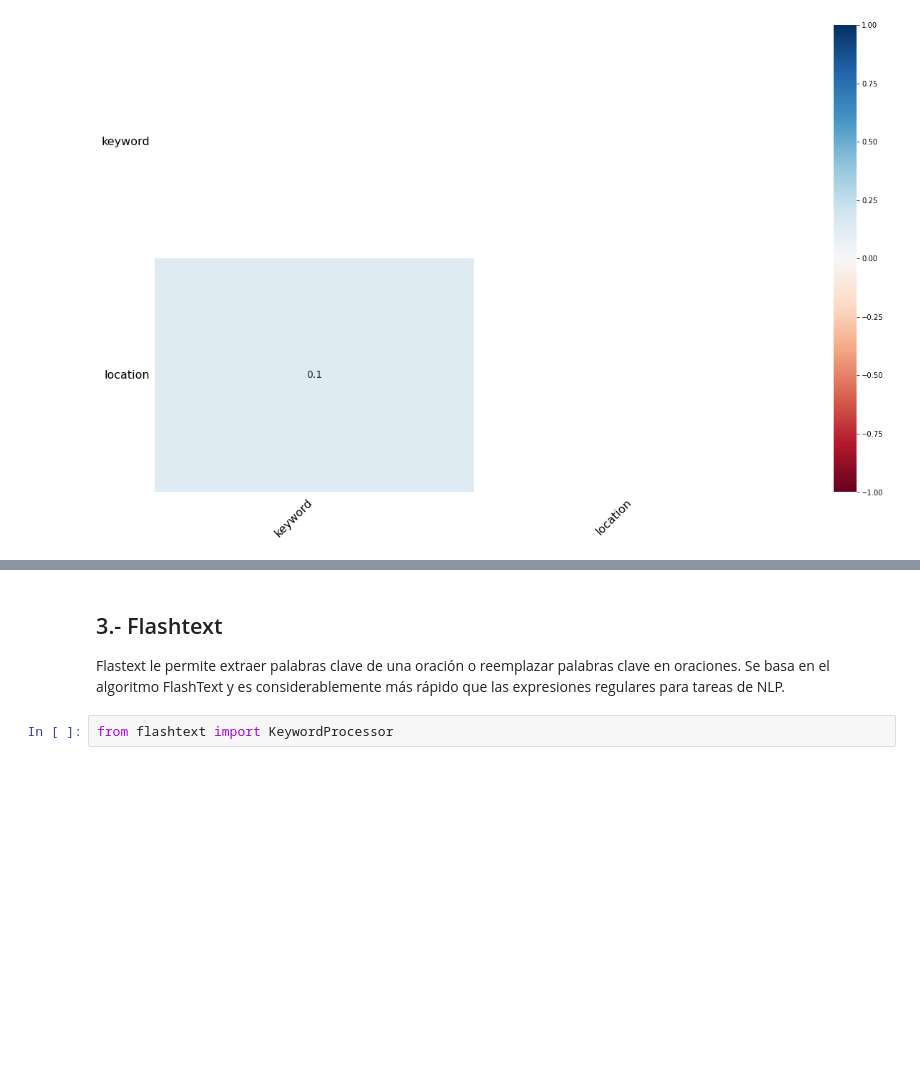
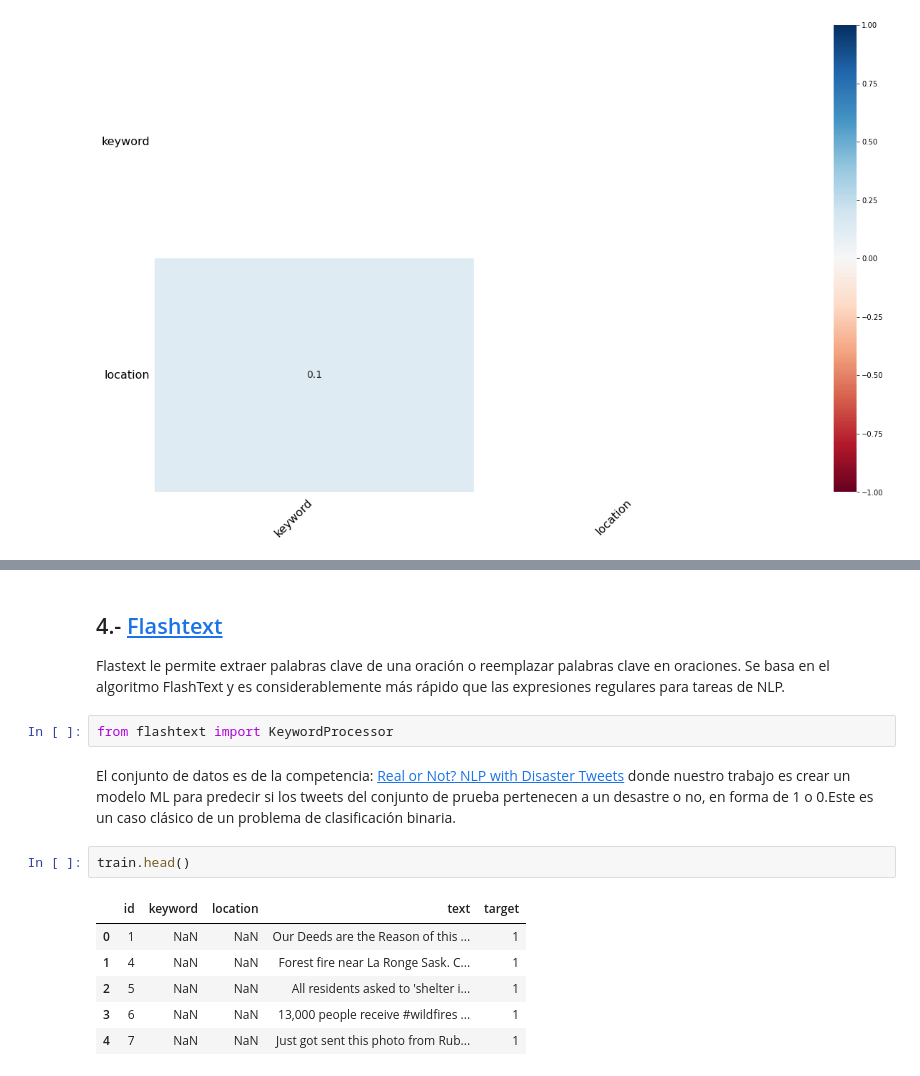
Before and after one commit to danieldhats7/NLP_with_Disaster_Tweets, a Jupyter notebook: notebooks/04_useful_libraries.ipynb, the cells around one changed output, grey strips where cells are left out. Saved outputs shown, nothing was run; the diff lists cells and outputs as text; blank space fills up the shorter version.

```diff
--- a/notebooks/04_useful_libraries.ipynb
+++ b/notebooks/04_useful_libraries.ipynb
@@ -120,5 +123,16 @@ msno.heatmap(train)
 # %% [markdown]
-## 3.- Flashtext
+## 4.- [Flashtext](https://github.com/vi3k6i5/flashtext)
 Flastext le permite extraer palabras clave de una oración o reemplazar palabras clave en oraciones. Se basa en el algoritmo FlashText y es considerablemente más rápido que las expresiones regulares para tareas de NLP.
 # %%
 from flashtext import KeywordProcessor
+# %% [markdown]
+El conjunto de datos es de la competencia: [Real or Not? NLP with Disaster Tweets](https://www.kaggle.com/c/nlp-getting-started) donde nuestro trabajo es crear un modelo ML para predecir si los tweets del conjunto de prueba pertenecen a un desastre o no, en forma de 1 o 0.Este es un caso clásico de un problema de clasificación binaria.
+# %%
+train.head()
+# %% [output]
+|  | id | keyword | location | text | target |
+| 0 | 1 | NaN | NaN | Our Deeds are the Reason of this ... | 1 |
+| 1 | 4 | NaN | NaN | Forest fire near La Ronge Sask. C... | 1 |
+| 2 | 5 | NaN | NaN | All residents asked to 'shelter i... | 1 |
+| 3 | 6 | NaN | NaN | 13,000 people receive #wildfires ... | 1 |
+| 4 | 7 | NaN | NaN | Just got sent this photo from Rub... | 1 |
```
Also changed, not shown: parts of 13 cells of this notebook, 5 other files.
